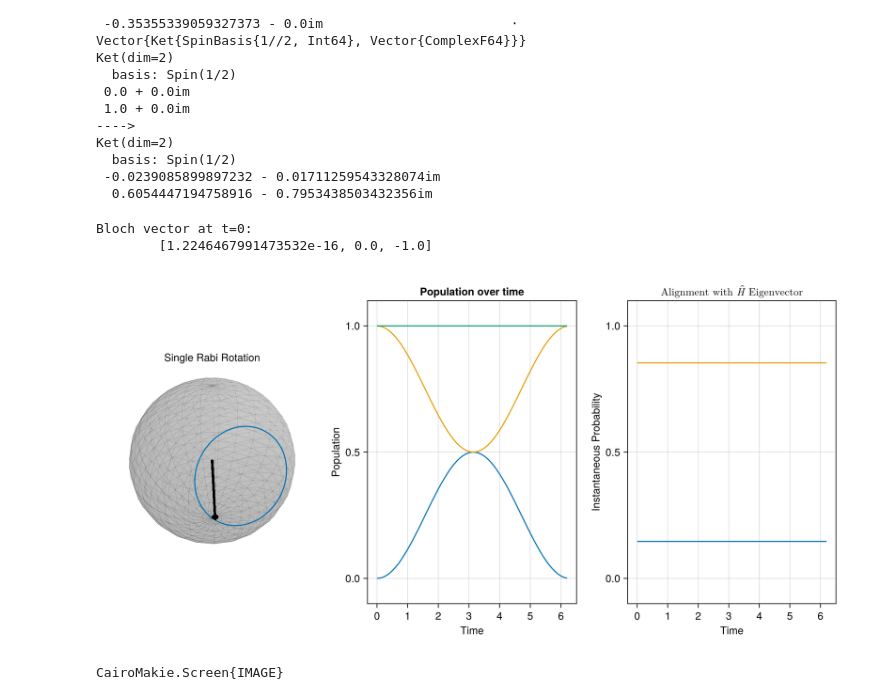
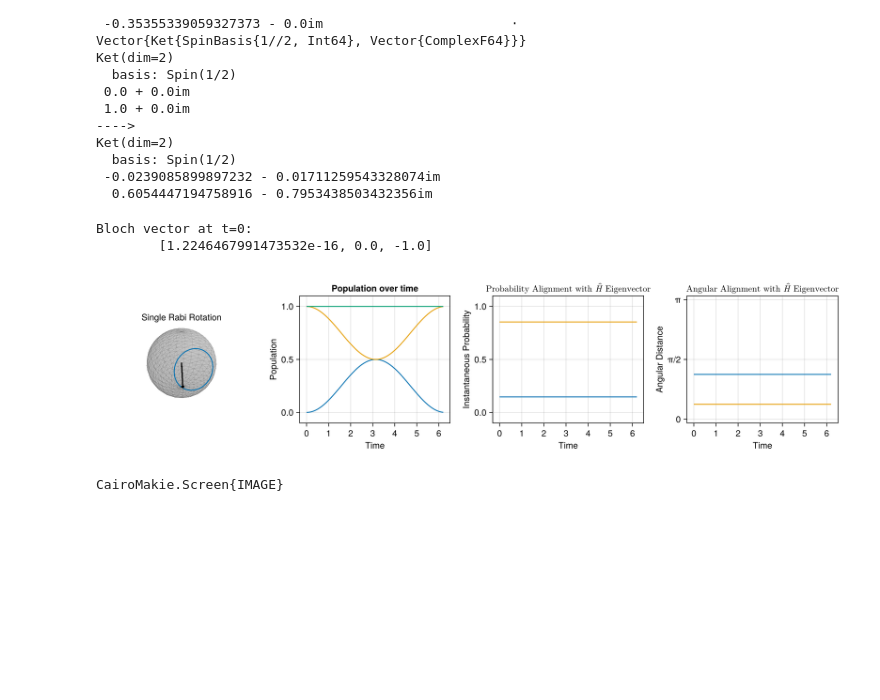
Before and after one commit to sjqqqqqq/Quantum_Simulation, a Jupyter notebook: rabi_test.ipynb, the cells around one changed output. Cells and saved outputs as stored; diff of their text form; code cells hidden in the pictures; blank space fills up the shorter version.

Commit message:
saved images and added angular alignment to plotting

```diff
--- a/rabi_test.ipynb
+++ b/rabi_test.ipynb
@@ -74,16 +74,17 @@ Ket(dim=2)
 # %%
 include("./Plotting.jl")
 include("./Utils.jl")
 using CairoMakie
 
 println("Bloch vector at t=0: \n\t", (statevectorToBlochvector(psi_t[1])))
-fig = Figure(size = (1000, 500))
+fig = Figure(size = (1200, 300))
 bloch_fig = bloch_plot!(fig[1,1], tout, psi_t, title="Single Rabi Rotation")
 population_ax = population_plot!(fig[1,2], tout, psi_t)
-fig[1,3] = alignment_plot!(fig[1,3], tout, psi_t, (t -> H(t, nothing)))
+alignment_plot!(fig[1,3], tout, psi_t, (t -> H(t, nothing)))
+alignment_angle_plot!(fig[1,4], tout, psi_t, (t -> H(t, nothing)))
 display(fig)
 # %% [output]
 Bloch vector at t=0:
         [1.2246467991473532e-16, 0.0, -1.0]
-[figure, old version]
+[figure, new version]
 CairoMakie.Screen{IMAGE}
```
Also changed, not shown: 8 other files.
